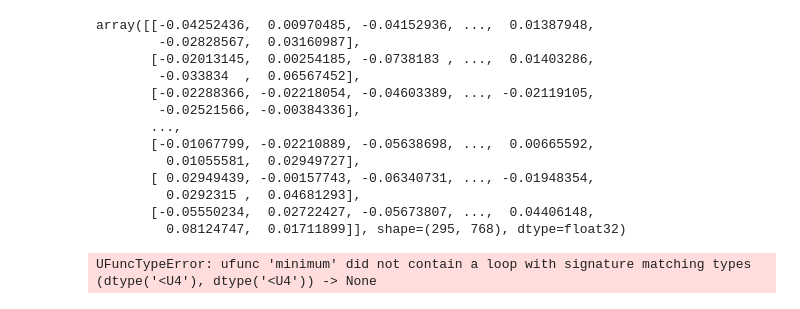
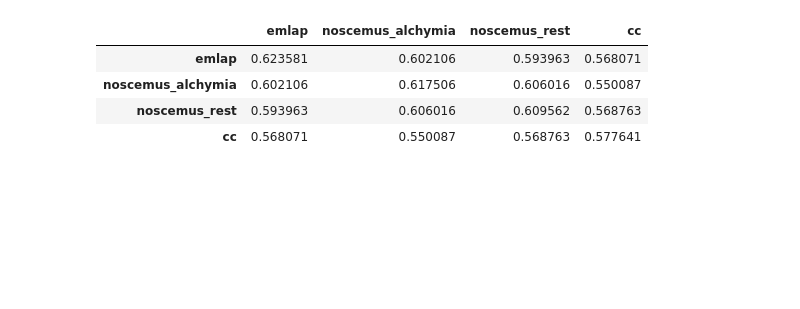
Before and after one commit to CCS-ZCU/dictionary-emlap, a Jupyter notebook: scripts/4_contextual-embeddings.ipynb, the cells around one changed output. Drawn from its saved outputs; the diff is of its cells as text; code cells hidden in the pictures; blank space fills up the shorter version.

```diff
--- a/scripts/4_contextual-embeddings.ipynb
+++ b/scripts/4_contextual-embeddings.ipynb
@@ -198 +294,11 @@ Name: count, dtype: int64
+# %%
+S = avg_cosine_matrix_random_pairs(instances_sample, order=["emlap","noscemus_alchymia","noscemus_rest","cc"],
+                                   n_pairs=100, kind="similarity")
+S
+# %% [output]
+|  | emlap | noscemus_alchymia | noscemus_rest | cc |
+| emlap | 0.623581 | 0.602106 | 0.593963 | 0.568071 |
+| noscemus_alchymia | 0.602106 | 0.617506 | 0.606016 | 0.550087 |
+| noscemus_rest | 0.593963 | 0.606016 | 0.609562 | 0.568763 |
+| cc | 0.568071 | 0.550087 | 0.568763 | 0.577641 |
 # %%
@@ -310,57 +311,0 @@ def_embeddings = np.stack(lexeme_df[lexeme_df["target_canonical"]=="lapis philos
-# %%
-np.vstack([def_embeddings, embeddings])
-# %% [output]
-array([[-0.04252436,  0.00970485, -0.04152936, ...,  0.01387948,
-        -0.02828567,  0.03160987],
-       [-0.02013145,  0.00254185, -0.0738183 , ...,  0.01403286,
-        -0.033834  ,  0.06567452],
-       [-0.02288366, -0.02218054, -0.04603389, ..., -0.02119105,
-        -0.02521566, -0.00384336],
-       ...,
-       [-0.01067799, -0.02210889, -0.05638698, ...,  0.00665592,
-         0.01055581,  0.02949727],
-       [ 0.02949439, -0.00157743, -0.06340731, ..., -0.01948354,
-         0.0292315 ,  0.04681293],
-       [-0.05550234,  0.02722427, -0.05673807, ...,  0.04406148,
-         0.08124747,  0.01711899]], shape=(295, 768), dtype=float32)
-# %%
-import numpy as np
-
-# def_embeddings: shape (N_def, d)
-# embeddings:     shape (N_inst, d)
-# years:          length N_inst (years for instances)
-# senses_defs:    length N_def (hover text for definitions)
-# kwic_texts:     length N_inst (hover text for instances)
-
-N_def  = len(def_embeddings)
-N_inst = len(embeddings)
-
-# 1) Concatenate embeddings for a single t-SNE fit
-X_all = np.vstack([def_embeddings, embeddings])   # shape (N_def + N_inst, d)
-
-# 2) Build years for both groups:
-#    Definitions usually have no year → park them just to the left of your timeline.
-#    You can change this to any constant or per-definition year if you have it.
-year_anchor = int(np.min(years)) - 1
-years_defs  = np.full(N_def, year_anchor, dtype=int)
-years_all   = np.concatenate([years_defs, np.asarray(years)])
-
-# 3) Colors and hover text
-colors_all = (["green"] * N_def) + (["red"] * N_inst)
-hover_all  = list(["example def"]) + list(kwic_texts)
-
-# 4) Plot
-title = f"Definitions (green) vs instances (red): 'mercurius' (N_defs={N_def}, N_inst={N_inst})"
-fig = tsne_plot_3d_by_year(
-    embeddings=X_all,              # run t-SNE on the combined set
-    years=years_all,               # x-axis: defs at a fixed 'anchor' year
-    colors=colors_all,
-    hover_text=hover_all,
-    title=title,
-    perplexity=30,
-    n_iter=1000,
-    max_points=None,
-)
-fig.show()
-# %% [output]
-UFuncTypeError: ufunc 'minimum' did not contain a loop with signature matching types (dtype('<U4'), dtype('<U4')) -> None
```
Also changed, not shown: parts of 34 cells of this notebook, 8 other files.
